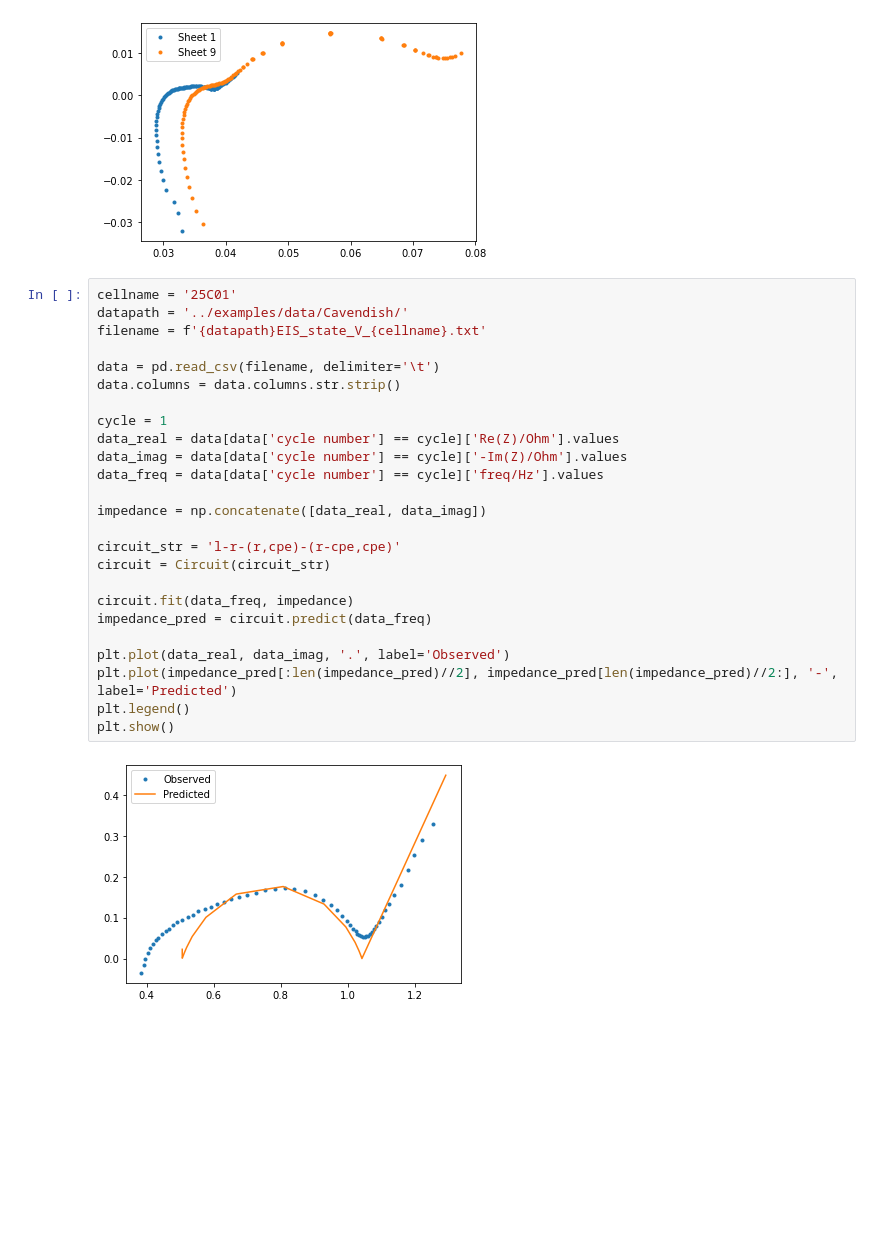
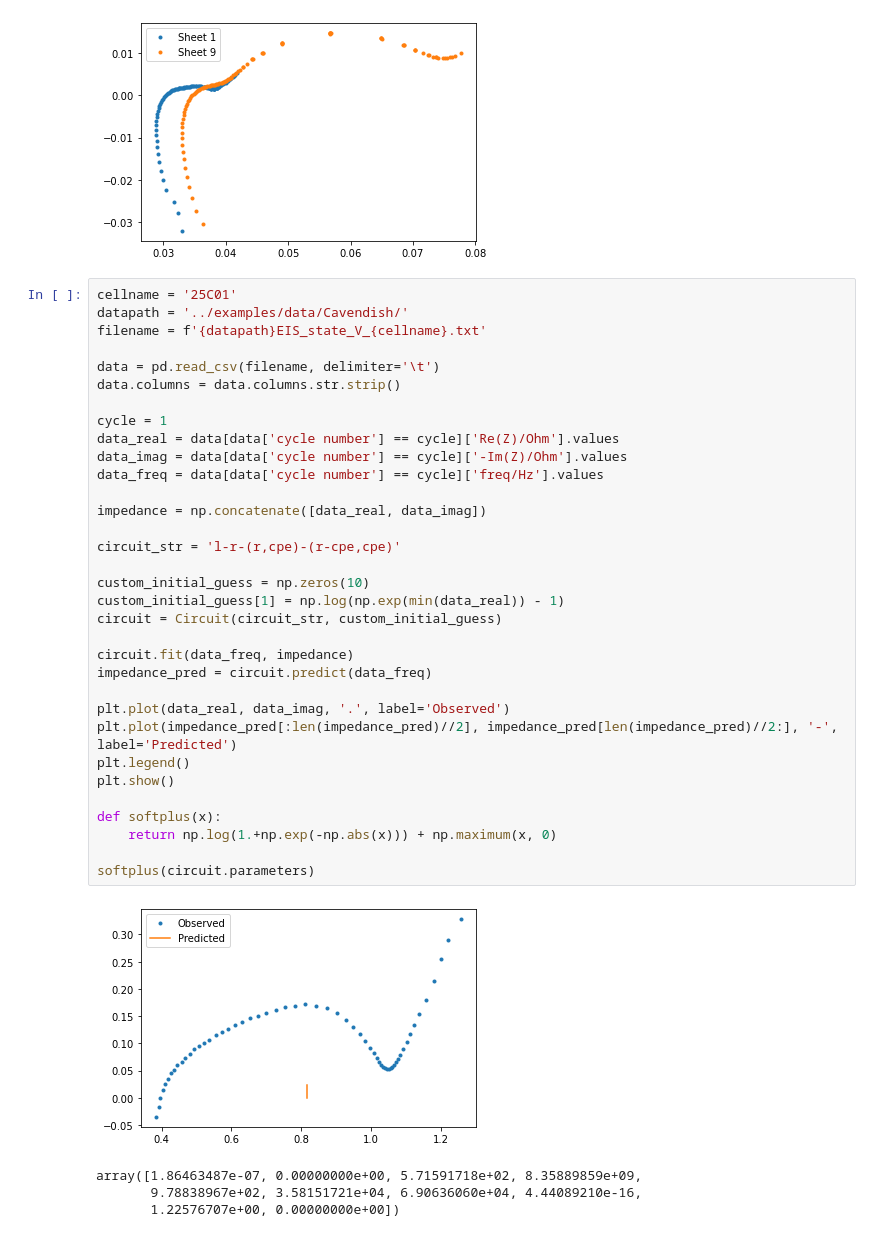
Before and after one commit to seongyoon25/ImpedanceCircuit, a Jupyter notebook: impedancecircuit/examples/examples.ipynb, the cells around one changed output. Saved outputs shown, nothing was run; the diff lists cells and outputs as text; blank space fills up the shorter version.

```diff
--- a/impedancecircuit/examples/examples.ipynb
+++ b/impedancecircuit/examples/examples.ipynb
@@ -91,27 +91,38 @@ plt.show()
 # %%
 cellname = '25C01'
 datapath = '../examples/data/Cavendish/'
 filename = f'{datapath}EIS_state_V_{cellname}.txt'
 
 data = pd.read_csv(filename, delimiter='\t')
 data.columns = data.columns.str.strip()
 
 cycle = 1
 data_real = data[data['cycle number'] == cycle]['Re(Z)/Ohm'].values
 data_imag = data[data['cycle number'] == cycle]['-Im(Z)/Ohm'].values
 data_freq = data[data['cycle number'] == cycle]['freq/Hz'].values
 
 impedance = np.concatenate([data_real, data_imag])
 
 circuit_str = 'l-r-(r,cpe)-(r-cpe,cpe)'
-circuit = Circuit(circuit_str)
+
+custom_initial_guess = np.zeros(10)
+custom_initial_guess[1] = np.log(np.exp(min(data_real)) - 1)
+circuit = Circuit(circuit_str, custom_initial_guess)
 
 circuit.fit(data_freq, impedance)
 impedance_pred = circuit.predict(data_freq)
 
 plt.plot(data_real, data_imag, '.', label='Observed')
 plt.plot(impedance_pred[:len(impedance_pred)//2], impedance_pred[len(impedance_pred)//2:], '-', label='Predicted')
 plt.legend()
 plt.show()
+
+def softplus(x):
+    return np.log(1.+np.exp(-np.abs(x))) + np.maximum(x, 0)
+
+softplus(circuit.parameters)
 # %% [output]
-[figure, old version]
+[figure, new version]
+array([1.86463487e-07, 0.00000000e+00, 5.71591718e+02, 8.35889859e+09,
+       9.78838967e+02, 3.58151721e+04, 6.90636060e+04, 4.44089210e-16,
+       1.22576707e+00, 0.00000000e+00])
```
Also changed, not shown: 2 other files.
